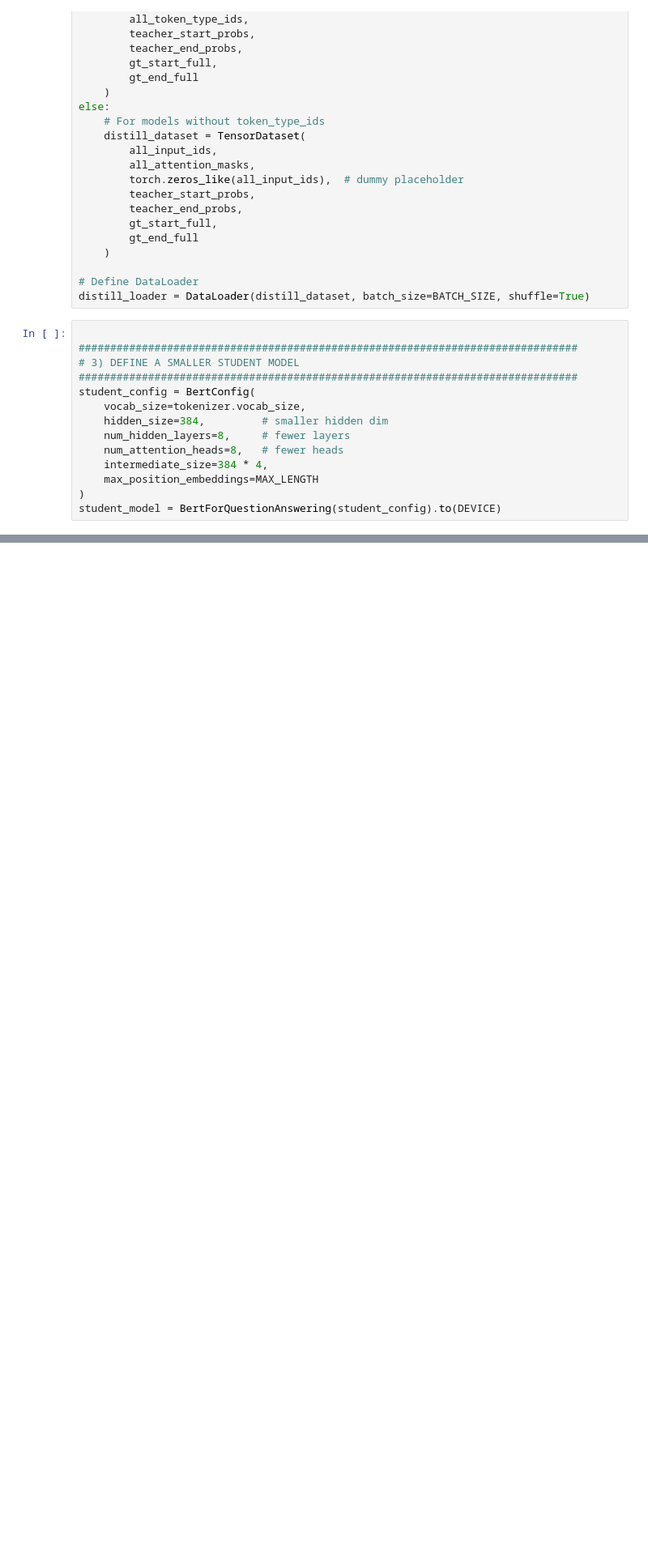
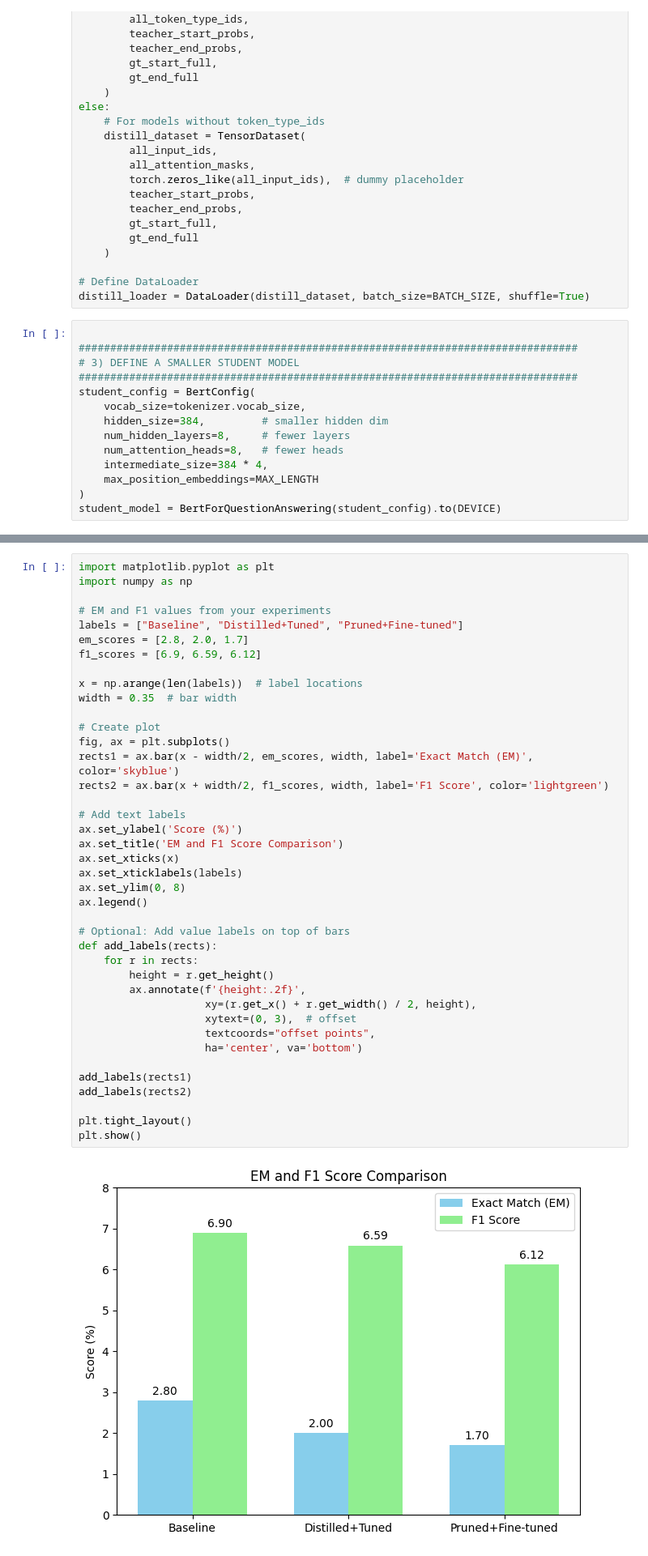
Before and after one commit to NataliaVrabcova/Assessment_2_Mini_Project, a Jupyter notebook: MSO3255_Assessment2_BaseCode.ipynb, the cells around one changed output, grey strips where cells are left out. Shown at 81% size. Saved outputs shown, nothing was run; the diff lists cells and outputs as text; blank space fills up the shorter version.

```diff
--- a/MSO3255_Assessment2_BaseCode.ipynb
+++ b/MSO3255_Assessment2_BaseCode.ipynb
@@ -773,0 +669,42 @@ print(f"[Student Answer]: {student_answer}")
+# %%
+import matplotlib.pyplot as plt
+import numpy as np
+
+# EM and F1 values from your experiments
+labels = ["Baseline", "Distilled+Tuned", "Pruned+Fine-tuned"]
+em_scores = [2.8, 2.0, 1.7]
+f1_scores = [6.9, 6.59, 6.12]
+
+x = np.arange(len(labels))  # label locations
+width = 0.35  # bar width
+
+# Create plot
+fig, ax = plt.subplots()
+rects1 = ax.bar(x - width/2, em_scores, width, label='Exact Match (EM)', color='skyblue')
+rects2 = ax.bar(x + width/2, f1_scores, width, label='F1 Score', color='lightgreen')
+
+# Add text labels
+ax.set_ylabel('Score (%)')
+ax.set_title('EM and F1 Score Comparison')
+ax.set_xticks(x)
+ax.set_xticklabels(labels)
+ax.set_ylim(0, 8)
+ax.legend()
+
+# Optional: Add value labels on top of bars
+def add_labels(rects):
+    for r in rects:
+        height = r.get_height()
+        ax.annotate(f'{height:.2f}',
+                    xy=(r.get_x() + r.get_width() / 2, height),
+                    xytext=(0, 3),  # offset
+                    textcoords="offset points",
+                    ha='center', va='bottom')
+
+add_labels(rects1)
+add_labels(rects2)
+
+plt.tight_layout()
+plt.show()
+# %% [output]
+[figure, added]
```
Also changed, not shown: parts of 13 cells of this notebook.
